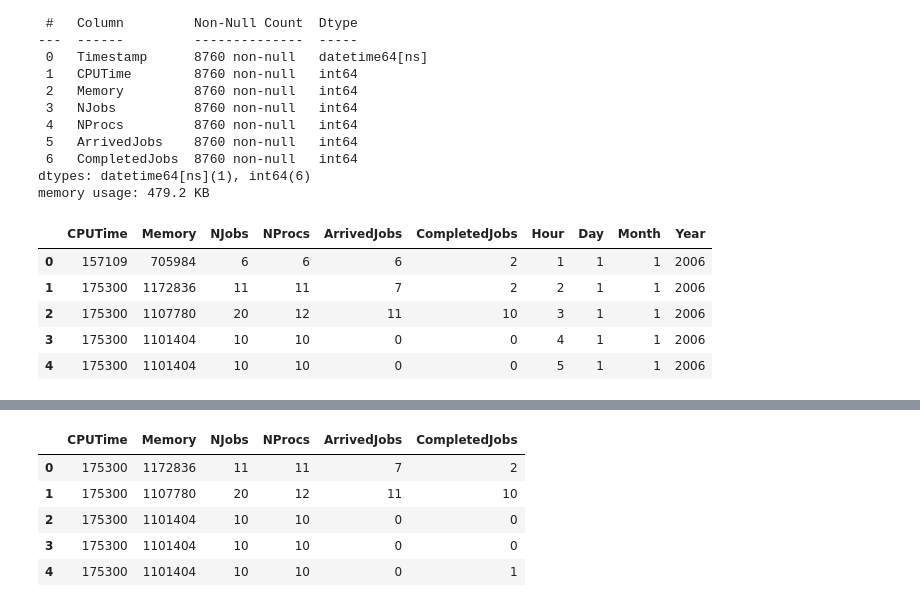
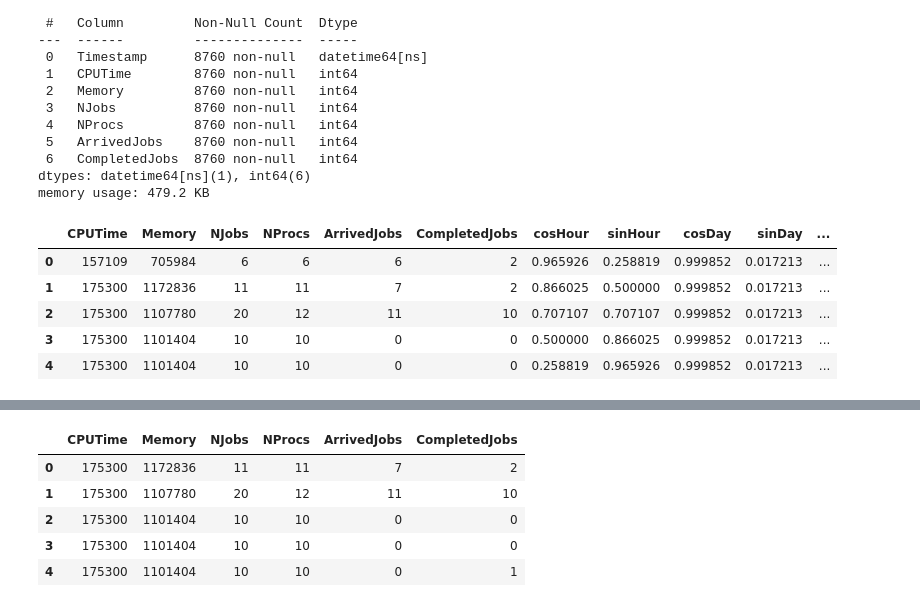
Before and after one commit to alextsaf/Thesis-NTUA, a Jupyter notebook: regression.ipynb, the cells around one changed output, grey strips where cells are left out. Cells and saved outputs as stored; diff of their text form; code cells hidden in the pictures.

```diff
--- a/regression.ipynb
+++ b/regression.ipynb
@@ -27,18 +27,22 @@ Data columns (total 7 columns):
 dtypes: datetime64[ns](1), int64(6)
 memory usage: 479.2 KB
 # %%
-dataset["Hour"] = dataset["Timestamp"].map(lambda timestamp: timestamp.hour)
-dataset["Day"] = dataset["Timestamp"].map(lambda timestamp: timestamp.day)
-dataset["Month"] = dataset["Timestamp"].map(lambda timestamp: timestamp.month)
+dataset["cosHour"] = dataset["Timestamp"].map(lambda timestamp: np.cos(2*np.pi*timestamp.hour/24))
+dataset["sinHour"] = dataset["Timestamp"].map(lambda timestamp: np.sin(2*np.pi*timestamp.hour/24))
+
+dataset["cosDay"] = dataset["Timestamp"].map(lambda timestamp: np.cos(2*np.pi*timestamp.timetuple().tm_yday/365))
+dataset["sinDay"] = dataset["Timestamp"].map(lambda timestamp: np.sin(2*np.pi*timestamp.timetuple().tm_yday/365))
+
 dataset["Year"] = dataset["Timestamp"].map(lambda timestamp: timestamp.year)
+
 
 dataset.drop(columns=["Timestamp"], inplace=True)
 
 dataset.head()
 # %% [output]
-|  | CPUTime | Memory | NJobs | NProcs | ArrivedJobs | CompletedJobs | Hour | Day | Month | Year |
-| 0 | 157109 | 705984 | 6 | 6 | 6 | 2 | 1 | 1 | 1 | 2006 |
-| 1 | 175300 | 1172836 | 11 | 11 | 7 | 2 | 2 | 1 | 1 | 2006 |
-| 2 | 175300 | 1107780 | 20 | 12 | 11 | 10 | 3 | 1 | 1 | 2006 |
-| 3 | 175300 | 1101404 | 10 | 10 | 0 | 0 | 4 | 1 | 1 | 2006 |
-| 4 | 175300 | 1101404 | 10 | 10 | 0 | 0 | 5 | 1 | 1 | 2006 |
+|  | CPUTime | Memory | NJobs | NProcs | ArrivedJobs | CompletedJobs | cosHour | sinHour | cosDay | sinDay | ... |
+| 0 | 157109 | 705984 | 6 | 6 | 6 | 2 | 0.965926 | 0.258819 | 0.999852 | 0.017213 | ... |
+| 1 | 175300 | 1172836 | 11 | 11 | 7 | 2 | 0.866025 | 0.500000 | 0.999852 | 0.017213 | ... |
+| 2 | 175300 | 1107780 | 20 | 12 | 11 | 10 | 0.707107 | 0.707107 | 0.999852 | 0.017213 | ... |
+| 3 | 175300 | 1101404 | 10 | 10 | 0 | 0 | 0.500000 | 0.866025 | 0.999852 | 0.017213 | ... |
+| 4 | 175300 | 1101404 | 10 | 10 | 0 | 0 | 0.258819 | 0.965926 | 0.999852 | 0.017213 | ... |
```
Also changed, not shown: parts of 10 cells of this notebook, 1 other file.
